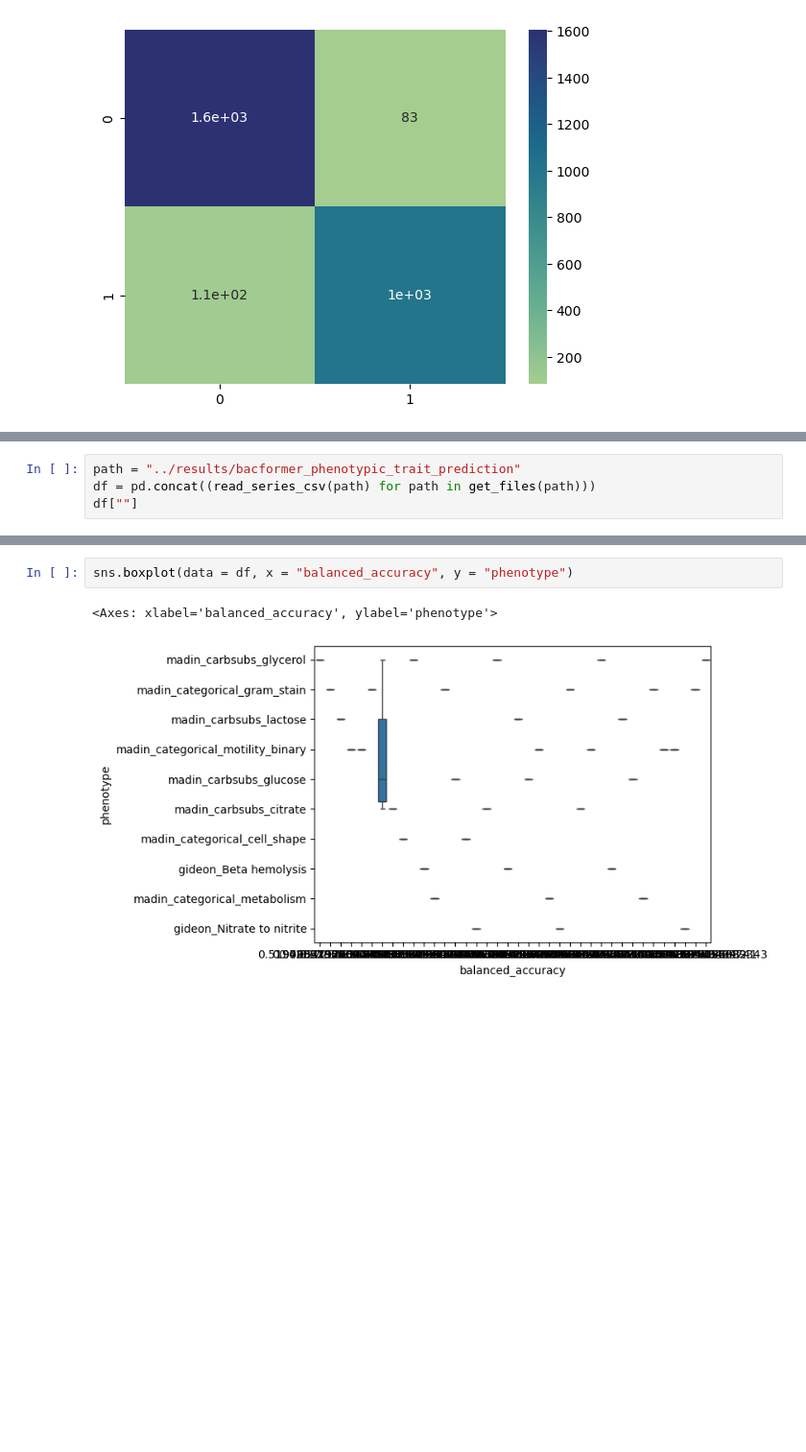
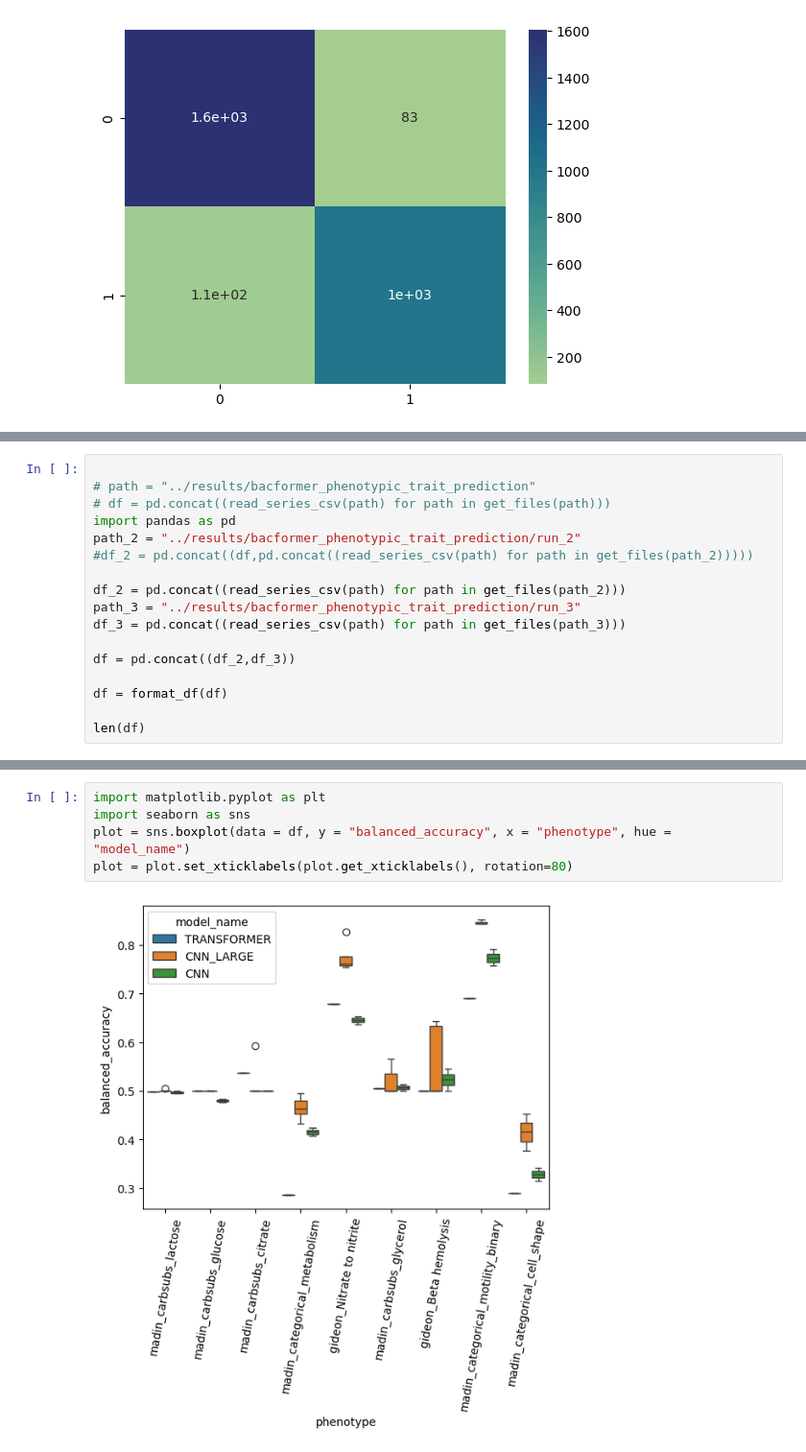
Before and after one commit to TorbjornBak/ML-bacterial-phenotyping, a Jupyter notebook: notebooks/plot_results.ipynb, the cells around one changed output, grey strips where cells are left out. Shown: that part at 96% size. Cells and saved outputs as stored; diff of their text form; blank space fills up the shorter version.

```diff
--- a/notebooks/plot_results.ipynb
+++ b/notebooks/plot_results.ipynb
@@ -287,7 +287,20 @@ float(df.iloc[0]["f1_score_weighted"])=0.9311947531404072, conf=[[1607, 83], [11
 ### Recreating bacformer papers plot:
 ![image.png](attachment:image.png)
 # %%
-path = "../results/bacformer_phenotypic_trait_prediction"
-df = pd.concat((read_series_csv(path) for path in get_files(path)))
-df[""]
+
+# path = "../results/bacformer_phenotypic_trait_prediction"
+# df = pd.concat((read_series_csv(path) for path in get_files(path)))
+import pandas as pd
+path_2 = "../results/bacformer_phenotypic_trait_prediction/run_2"
+#df_2 = pd.concat((df,pd.concat((read_series_csv(path) for path in get_files(path_2)))))
+
+df_2 = pd.concat((read_series_csv(path) for path in get_files(path_2)))
+path_3 = "../results/bacformer_phenotypic_trait_prediction/run_3"
+df_3 = pd.concat((read_series_csv(path) for path in get_files(path_3)))
+
+df = pd.concat((df_2,df_3))
+
+df = format_df(df)
+
+len(df)
 # %% [output]
@@ -316,5 +310,7 @@ df
 # %%
-sns.boxplot(data = df, x = "balanced_accuracy", y = "phenotype")
+import matplotlib.pyplot as plt
+import seaborn as sns
+plot = sns.boxplot(data = df, y = "balanced_accuracy", x = "phenotype", hue = "model_name")
+plot = plot.set_xticklabels(plot.get_xticklabels(), rotation=80)
 # %% [output]
-<Axes: xlabel='balanced_accuracy', ylabel='phenotype'>
-[figure, old version]
+[figure, new version]
```
Also changed, not shown: parts of 2 cells of this notebook, 6 other files.
